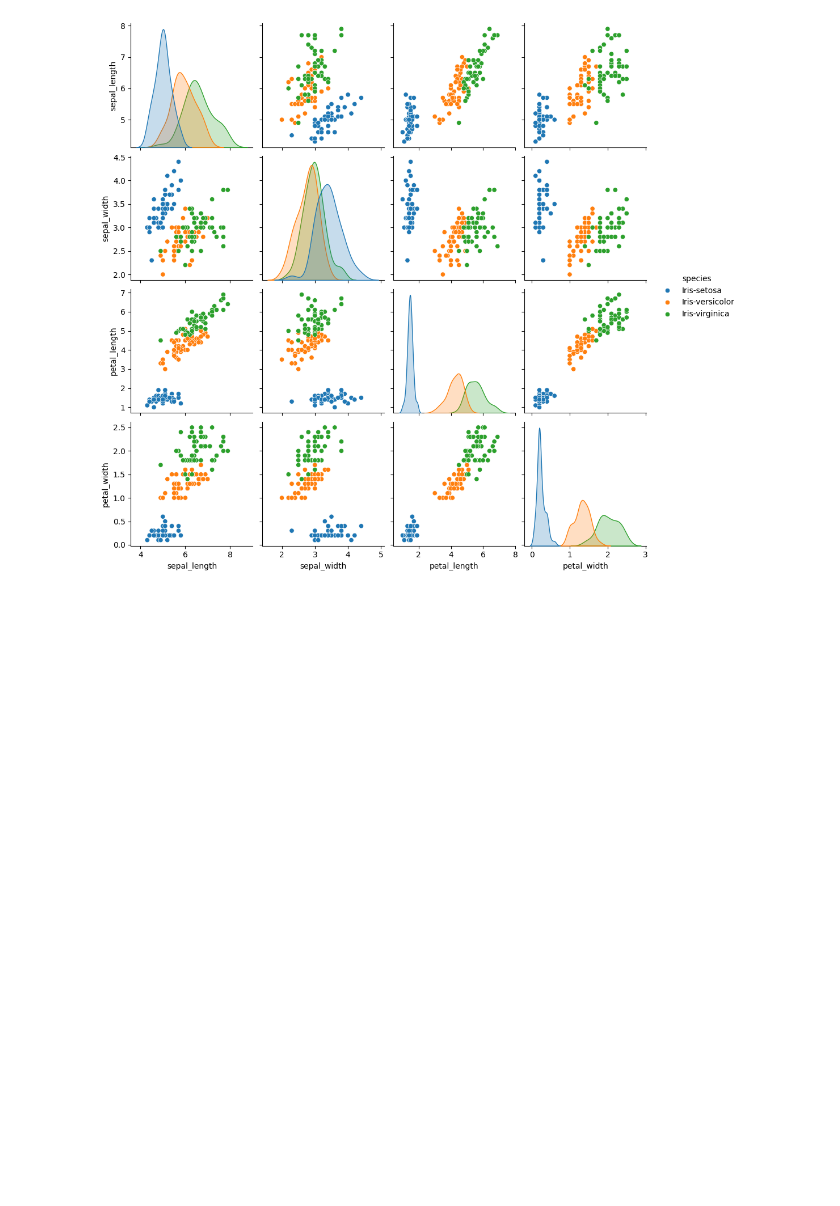
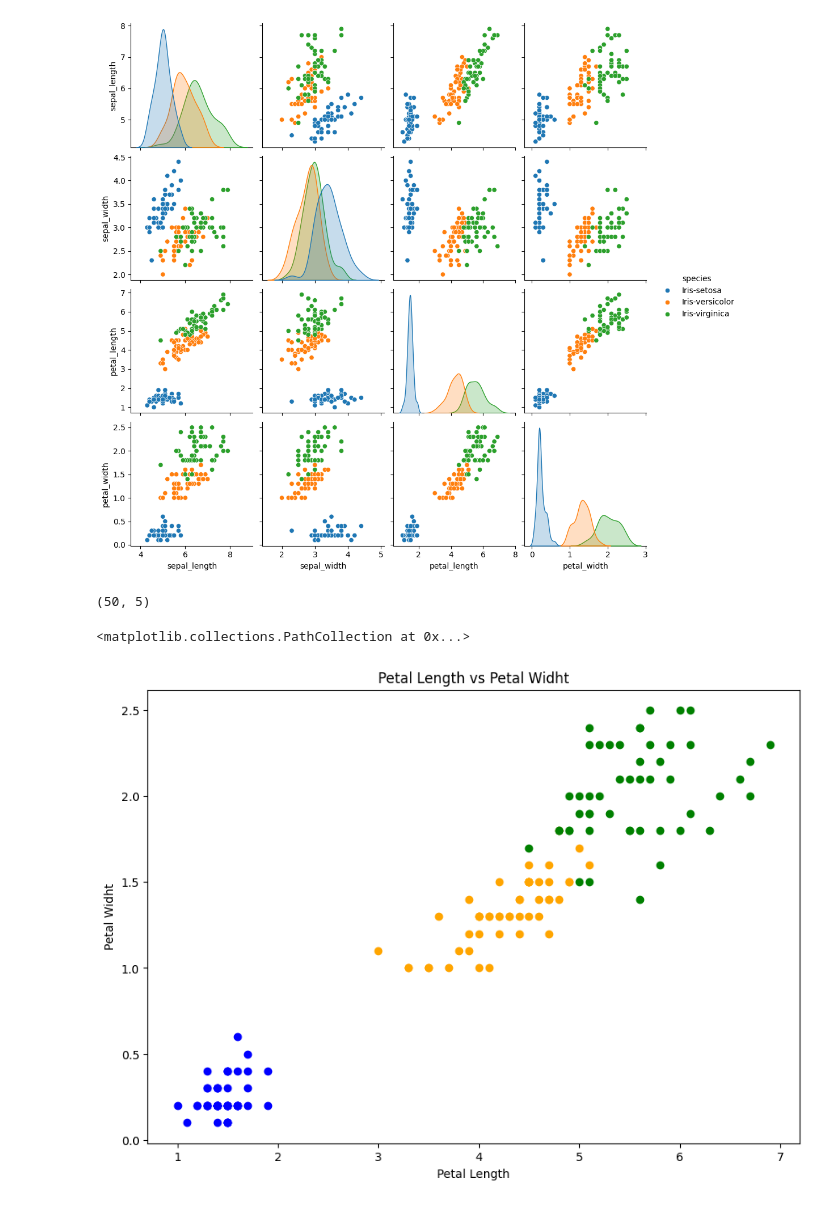
Before and after one commit to Aksuya/InteligenciaArtificial, a Jupyter notebook: Examen.ipynb, the cells around one changed output. Cells and saved outputs as stored; diff of their text form; code cells hidden in the pictures; blank space fills up the shorter version.

```diff
--- a/Examen.ipynb
+++ b/Examen.ipynb
@@ -57,3 +57,26 @@ sns.pairplot(df, hue='species')
 # %% [output]
 <seaborn.axisgrid.PairGrid at 0x...>
 [figure]
+# %%
+setosa = df[df['species'] == 'Iris-setosa']
+versicolor = df[df['species'] == 'Iris-versicolor']
+virginica = df[df['species'] == 'Iris-virginica']
+# %%
+setosa.shape
+# %% [output]
+(50, 5)
+# %%
+import matplotlib.pyplot as plt
+figure, axis=plt.subplots()
+figure.set_size_inches(10,7)
+
+axis.set_title("Petal Length vs Petal Widht")
+axis.set_xlabel("Petal Length")
+axis.set_ylabel("Petal Widht")
+
+axis.scatter(setosa['petal_length'], setosa['petal_width'], color='blue',label='setosa')
+axis.scatter(versicolor['petal_length'], versicolor['petal_width'], color='orange',label='versicolor')
+axis.scatter(virginica['petal_length'], virginica['petal_width'], color='green',label='virginica')
+# %% [output]
+<matplotlib.collections.PathCollection at 0x...>
+[figure, added]
```
Also changed, not shown: parts of 2 cells of this notebook.
